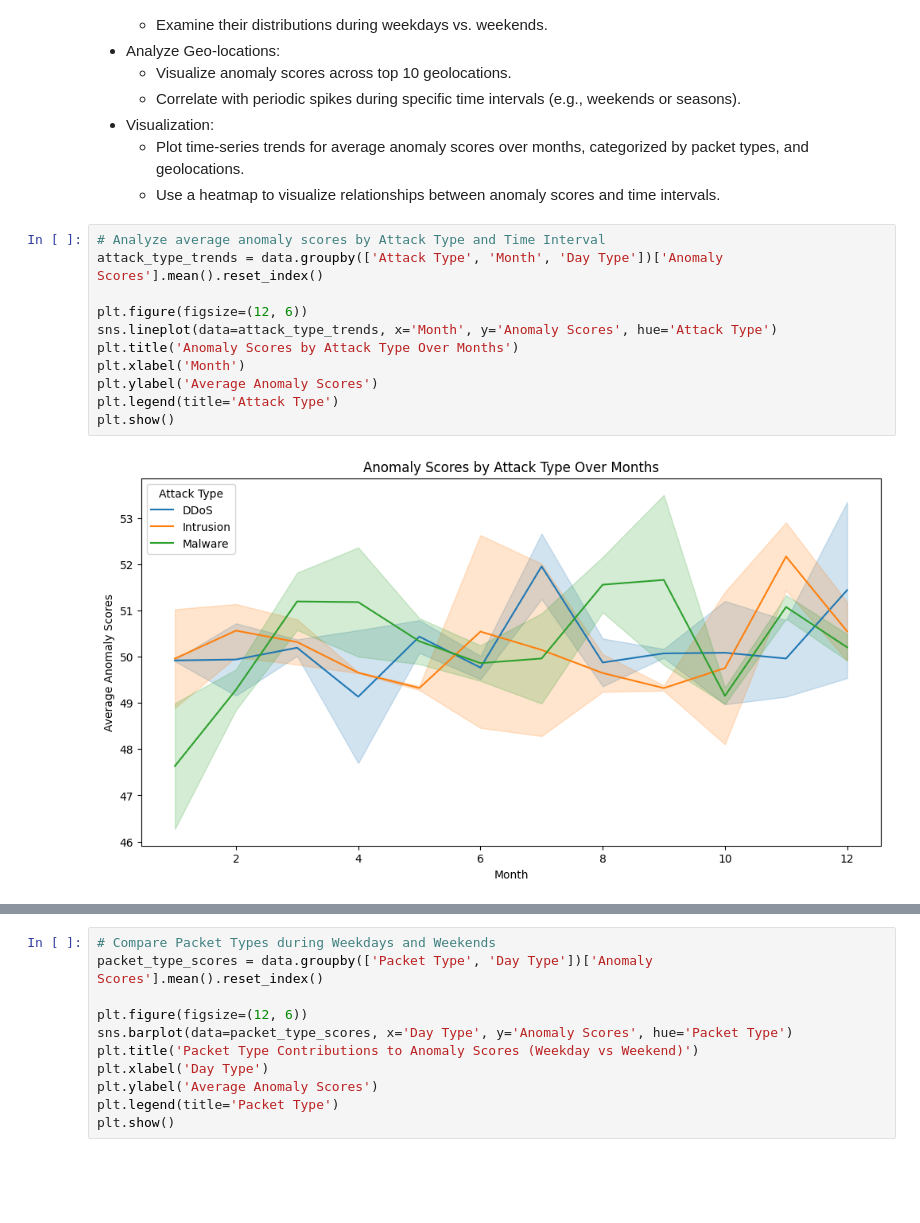
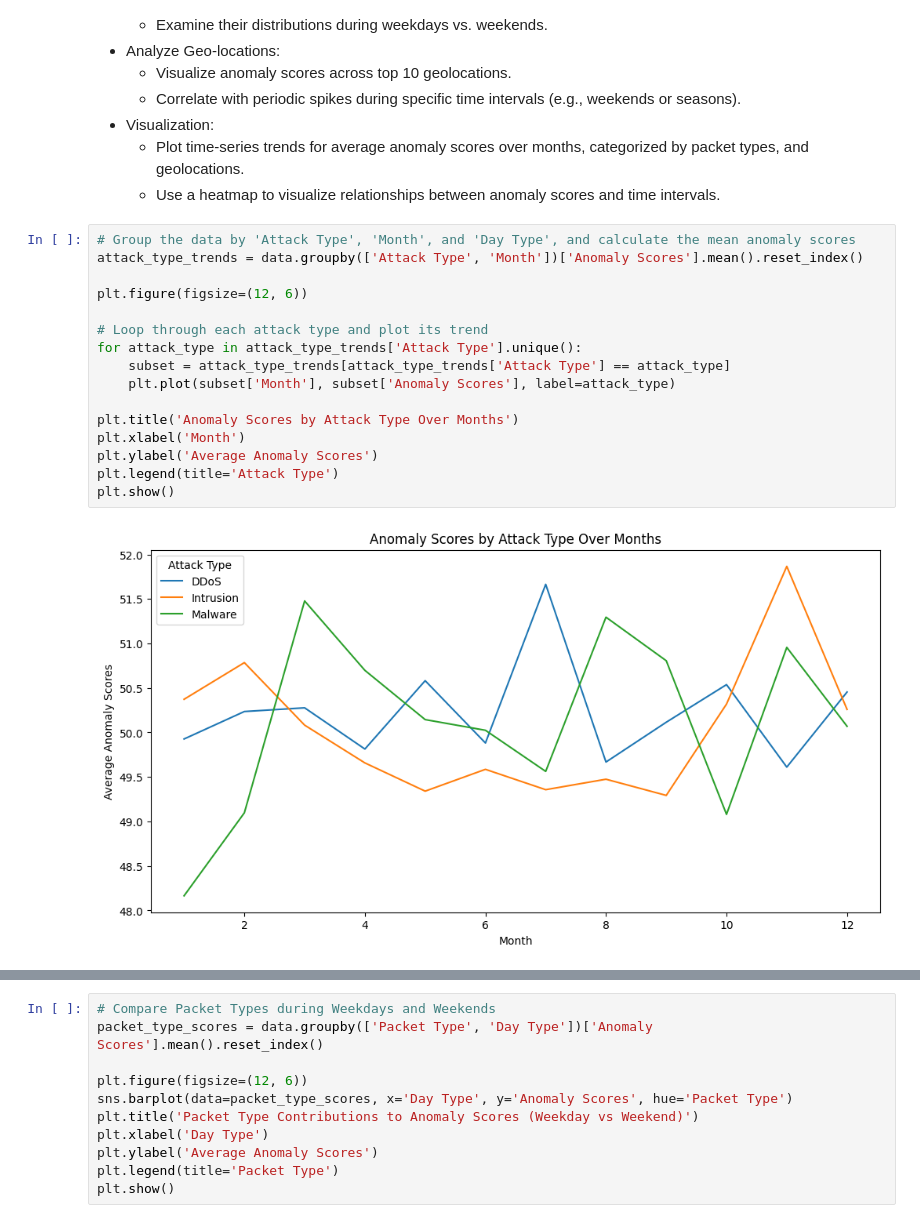
Before and after one commit to tiam4tt/P4DS-CyberSecurity_Attacks, a Jupyter notebook: question/Question-Thuan.ipynb, the cells around one changed output, grey strips where cells are left out. Cells and saved outputs as stored; diff of their text form; blank space fills up the shorter version.

```diff
--- a/question/Question-Thuan.ipynb
+++ b/question/Question-Thuan.ipynb
@@ -80,15 +80,20 @@ Steps:
   - Plot time-series trends for average anomaly scores over months, categorized by packet types, and geolocations.
   - Use a heatmap to visualize relationships between anomaly scores and time intervals.
 # %%
-# Analyze average anomaly scores by Attack Type and Time Interval
-attack_type_trends = data.groupby(['Attack Type', 'Month', 'Day Type'])['Anomaly Scores'].mean().reset_index()
+# Group the data by 'Attack Type', 'Month', and 'Day Type', and calculate the mean anomaly scores
+attack_type_trends = data.groupby(['Attack Type', 'Month'])['Anomaly Scores'].mean().reset_index()
 
 plt.figure(figsize=(12, 6))
-sns.lineplot(data=attack_type_trends, x='Month', y='Anomaly Scores', hue='Attack Type')
+
+# Loop through each attack type and plot its trend
+for attack_type in attack_type_trends['Attack Type'].unique():
+    subset = attack_type_trends[attack_type_trends['Attack Type'] == attack_type]
+    plt.plot(subset['Month'], subset['Anomaly Scores'], label=attack_type)
+
 plt.title('Anomaly Scores by Attack Type Over Months')
 plt.xlabel('Month')
 plt.ylabel('Average Anomaly Scores')
 plt.legend(title='Attack Type')
 plt.show()
 # %% [output]
-[figure, old version]
+[figure, new version]
```
Also changed, not shown: parts of 10 cells of this notebook.
